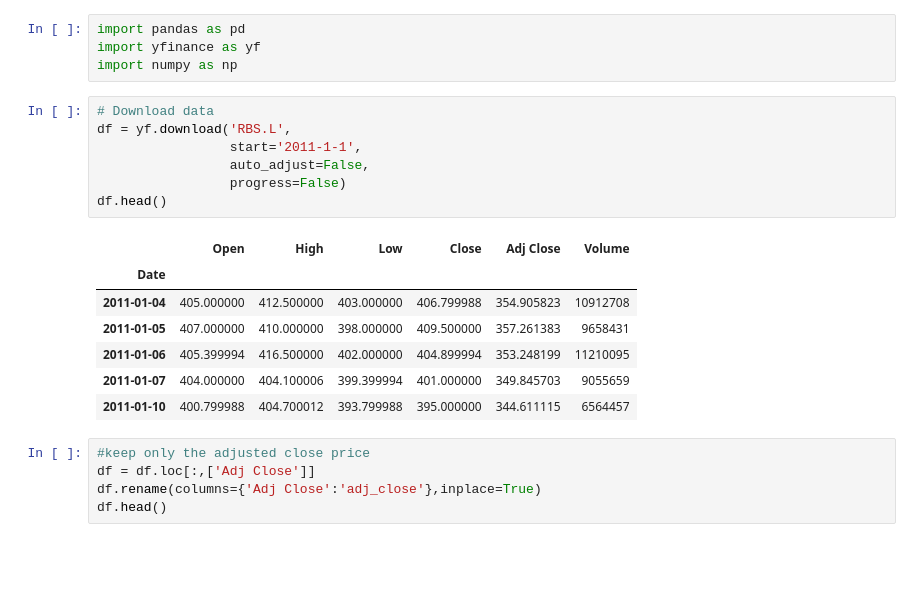
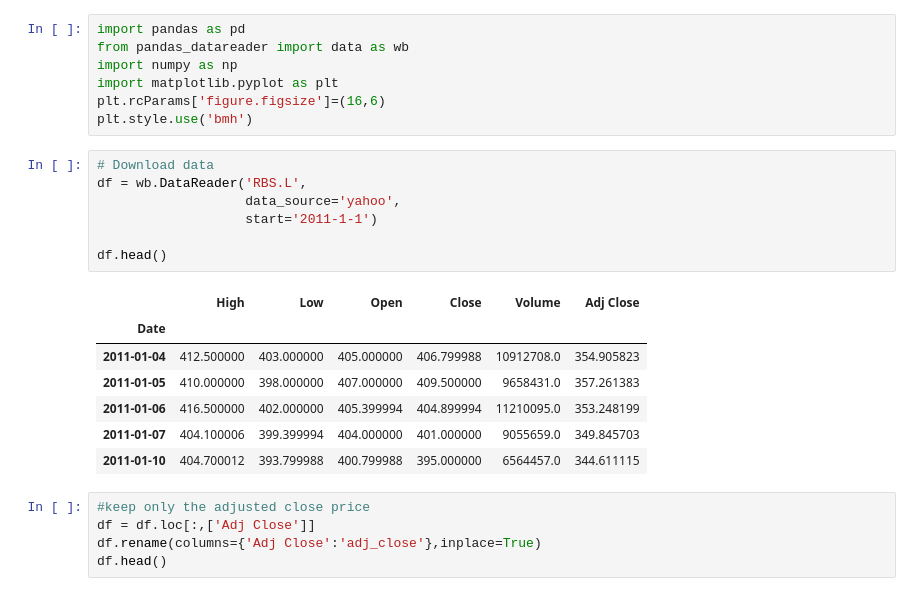
Before and after one commit to Datriks/Python-for-Finance, a Jupyter notebook: Rbs_calc_returns_and_volatility.ipynb, the cells around one changed output. Saved outputs shown, nothing was run; the diff lists cells and outputs as text; blank space fills up the shorter version.

```diff
--- a/Rbs_calc_returns_and_volatility.ipynb
+++ b/Rbs_calc_returns_and_volatility.ipynb
@@ -28,22 +3,25 @@ Successfully installed yfinance-0.1.54
 # %%
 import pandas as pd
-import yfinance as yf
+from pandas_datareader import data as wb
 import numpy as np
+import matplotlib.pyplot as plt
+plt.rcParams['figure.figsize']=(16,6)
+plt.style.use('bmh')
 # %%
 # Download data
-df = yf.download('RBS.L',
-                 start='2011-1-1',
-                 auto_adjust=False,
-                 progress=False)
+df = wb.DataReader('RBS.L',
+                   data_source='yahoo',
+                   start='2011-1-1')
+
 df.head()
 # %% [output]
-|  | Open | High | Low | Close | Adj Close | Volume |
+|  | High | Low | Open | Close | Volume | Adj Close |
 | Date |  |  |  |  |  |  |
-| 2011-01-04 | 405.000000 | 412.500000 | 403.000000 | 406.799988 | 354.905823 | 10912708 |
-| 2011-01-05 | 407.000000 | 410.000000 | 398.000000 | 409.500000 | 357.261383 | 9658431 |
-| 2011-01-06 | 405.399994 | 416.500000 | 402.000000 | 404.899994 | 353.248199 | 11210095 |
-| 2011-01-07 | 404.000000 | 404.100006 | 399.399994 | 401.000000 | 349.845703 | 9055659 |
-| 2011-01-10 | 400.799988 | 404.700012 | 393.799988 | 395.000000 | 344.611115 | 6564457 |
+| 2011-01-04 | 412.500000 | 403.000000 | 405.000000 | 406.799988 | 10912708.0 | 354.905823 |
+| 2011-01-05 | 410.000000 | 398.000000 | 407.000000 | 409.500000 | 9658431.0 | 357.261383 |
+| 2011-01-06 | 416.500000 | 402.000000 | 405.399994 | 404.899994 | 11210095.0 | 353.248199 |
+| 2011-01-07 | 404.100006 | 399.399994 | 404.000000 | 401.000000 | 9055659.0 | 349.845703 |
+| 2011-01-10 | 404.700012 | 393.799988 | 400.799988 | 395.000000 | 6564457.0 | 344.611115 |
 # %%
 #keep only the adjusted close price
 df = df.loc[:,['Adj Close']]
```
Also changed, not shown: parts of 6 cells of this notebook.
